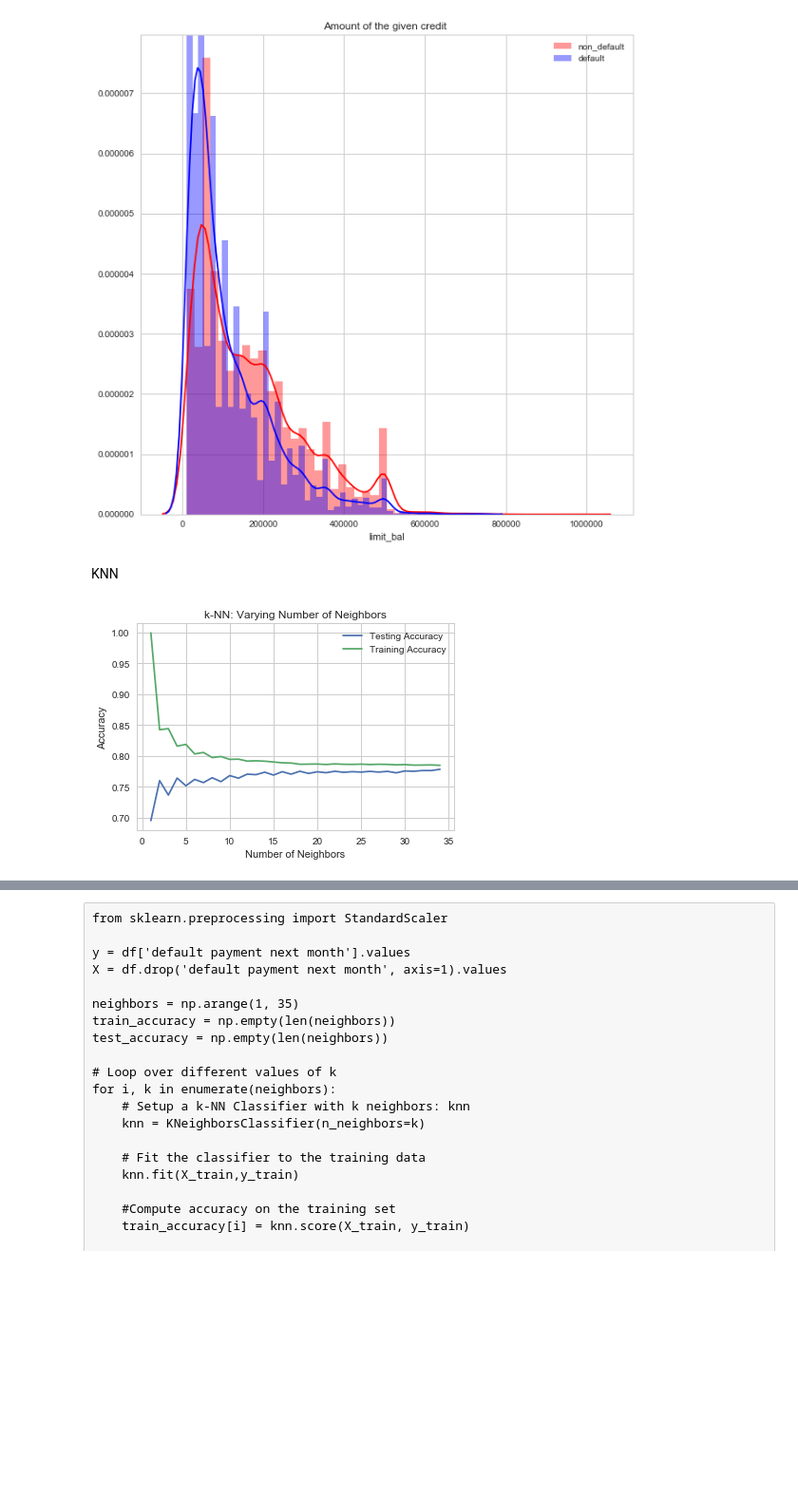
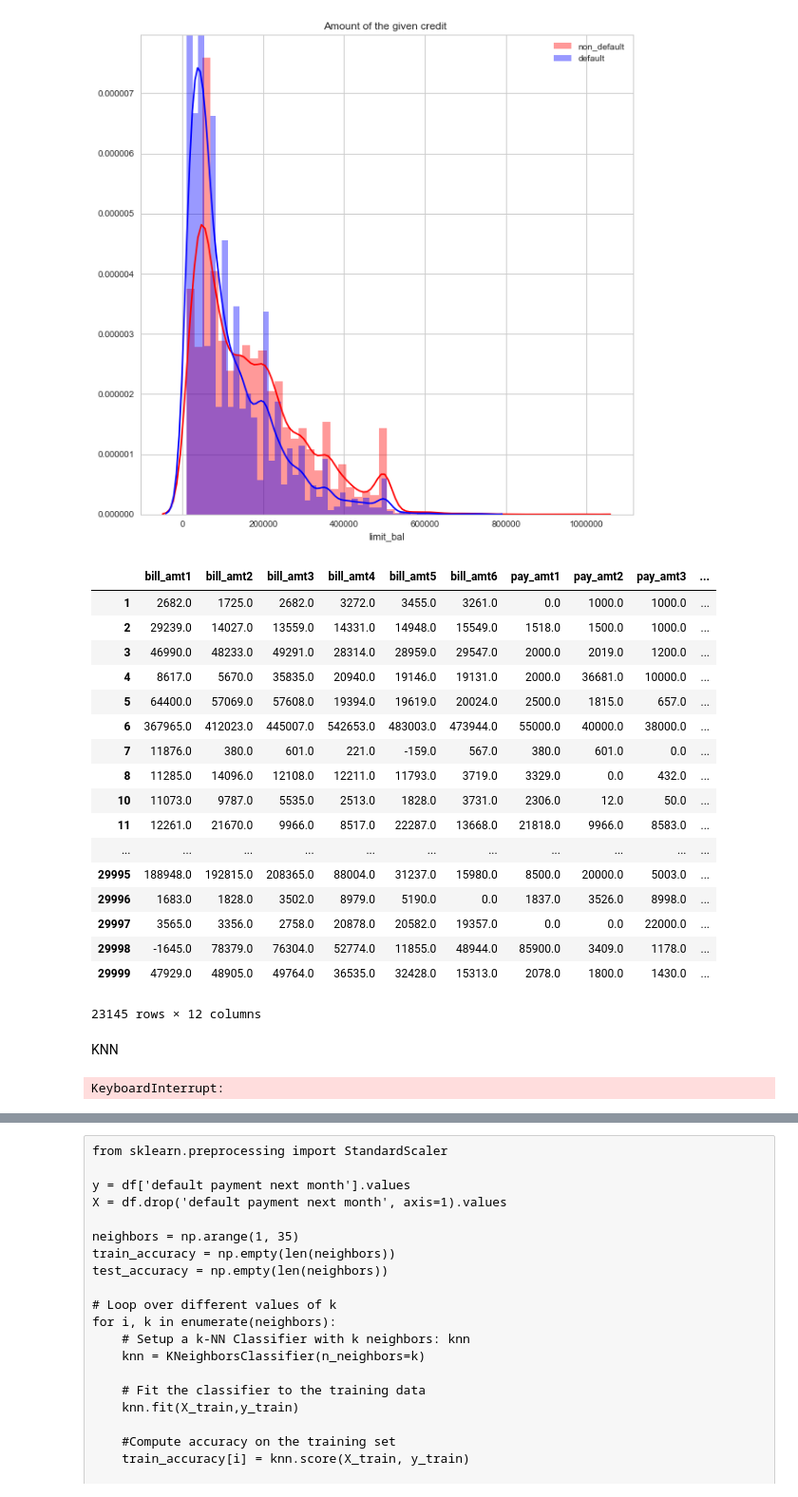
Before and after one commit to Jingophelia/Projects, a Jupyter notebook: Capstone/capstone.ipynb, the cells around one changed output, grey strips where cells are left out. Shown at 95% size. Cells and saved outputs as stored; diff of their text form; code cells hidden in the pictures; blank space fills up the shorter version.

```diff
--- a/Capstone/capstone.ipynb
+++ b/Capstone/capstone.ipynb
@@ -478,6 +500,32 @@ plt.show()
 #amount_default['default_percentage']=amount_default[amount_default['limit_bal']<100000&amount_default[1]]/np.sum(pay_default, axis=1)
 # %% [output]
 [figure]
+# %%
+bill_statement=df.iloc[:,11:17]
+pay_statement=df.iloc[:,17:23]
+bill_statement
+pay_statement
+test=bill_statement.subtract(pay_statement,fill_value=0)
+wuwuwu
+# %% [output]
+|  | bill_amt1 | bill_amt2 | bill_amt3 | bill_amt4 | bill_amt5 | bill_amt6 | pay_amt1 | pay_amt2 | pay_amt3 | ... |
+| 1 | 2682.0 | 1725.0 | 2682.0 | 3272.0 | 3455.0 | 3261.0 | 0.0 | 1000.0 | 1000.0 | ... |
+| 2 | 29239.0 | 14027.0 | 13559.0 | 14331.0 | 14948.0 | 15549.0 | 1518.0 | 1500.0 | 1000.0 | ... |
+| 3 | 46990.0 | 48233.0 | 49291.0 | 28314.0 | 28959.0 | 29547.0 | 2000.0 | 2019.0 | 1200.0 | ... |
+| 4 | 8617.0 | 5670.0 | 35835.0 | 20940.0 | 19146.0 | 19131.0 | 2000.0 | 36681.0 | 10000.0 | ... |
+| 5 | 64400.0 | 57069.0 | 57608.0 | 19394.0 | 19619.0 | 20024.0 | 2500.0 | 1815.0 | 657.0 | ... |
+| 6 | 367965.0 | 412023.0 | 445007.0 | 542653.0 | 483003.0 | 473944.0 | 55000.0 | 40000.0 | 38000.0 | ... |
+| 7 | 11876.0 | 380.0 | 601.0 | 221.0 | -159.0 | 567.0 | 380.0 | 601.0 | 0.0 | ... |
+| 8 | 11285.0 | 14096.0 | 12108.0 | 12211.0 | 11793.0 | 3719.0 | 3329.0 | 0.0 | 432.0 | ... |
+| 10 | 11073.0 | 9787.0 | 5535.0 | 2513.0 | 1828.0 | 3731.0 | 2306.0 | 12.0 | 50.0 | ... |
+| 11 | 12261.0 | 21670.0 | 9966.0 | 8517.0 | 22287.0 | 13668.0 | 21818.0 | 9966.0 | 8583.0 | ... |
+| ... | ... | ... | ... | ... | ... | ... | ... | ... | ... | ... |
+| 29995 | 188948.0 | 192815.0 | 208365.0 | 88004.0 | 31237.0 | 15980.0 | 8500.0 | 20000.0 | 5003.0 | ... |
+| 29996 | 1683.0 | 1828.0 | 3502.0 | 8979.0 | 5190.0 | 0.0 | 1837.0 | 3526.0 | 8998.0 | ... |
+| 29997 | 3565.0 | 3356.0 | 2758.0 | 20878.0 | 20582.0 | 19357.0 | 0.0 | 0.0 | 22000.0 | ... |
+| 29998 | -1645.0 | 78379.0 | 76304.0 | 52774.0 | 11855.0 | 48944.0 | 85900.0 | 3409.0 | 1178.0 | ... |
+| 29999 | 47929.0 | 48905.0 | 49764.0 | 36535.0 | 32428.0 | 15313.0 | 2078.0 | 1800.0 | 1430.0 | ... |
+23145 rows × 12 columns
 # %% [markdown]
 KNN
 # %%
@@ -485,7 +533,7 @@ from sklearn.preprocessing import StandardScaler
 
 y = df['default payment next month'].values
 X = df.drop('default payment next month', axis=1).values
-X = scale(X)
+#X = scale(X)
 
 
 neighbors = np.arange(1, 35)
@@ -515,7 +563,7 @@ plt.xlabel('Number of Neighbors')
 plt.ylabel('Accuracy')
 plt.show()
 # %% [output]
-[figure, removed]
+KeyboardInterrupt:
 # %%
 # Import scale
 from sklearn.preprocessing import scale
```
Also changed, not shown: parts of 22 cells of this notebook.
